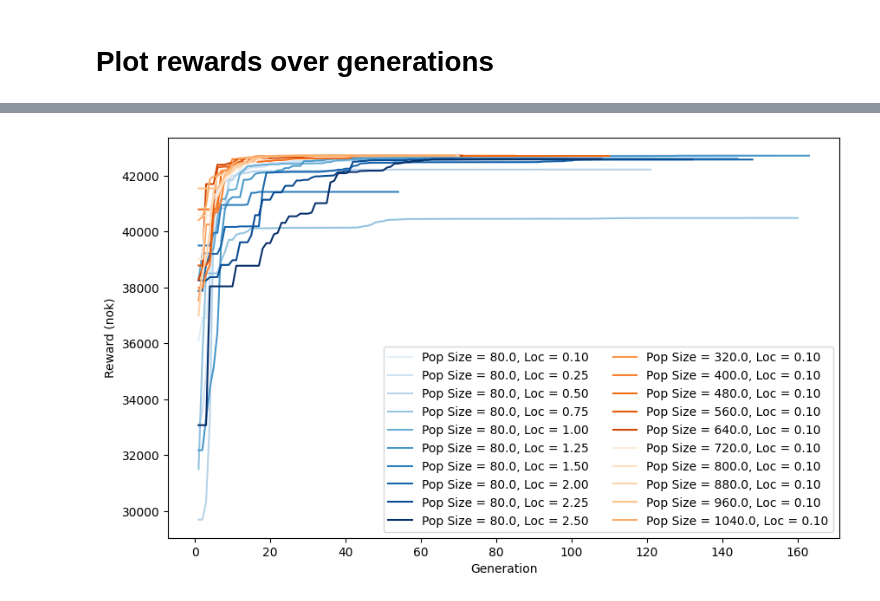
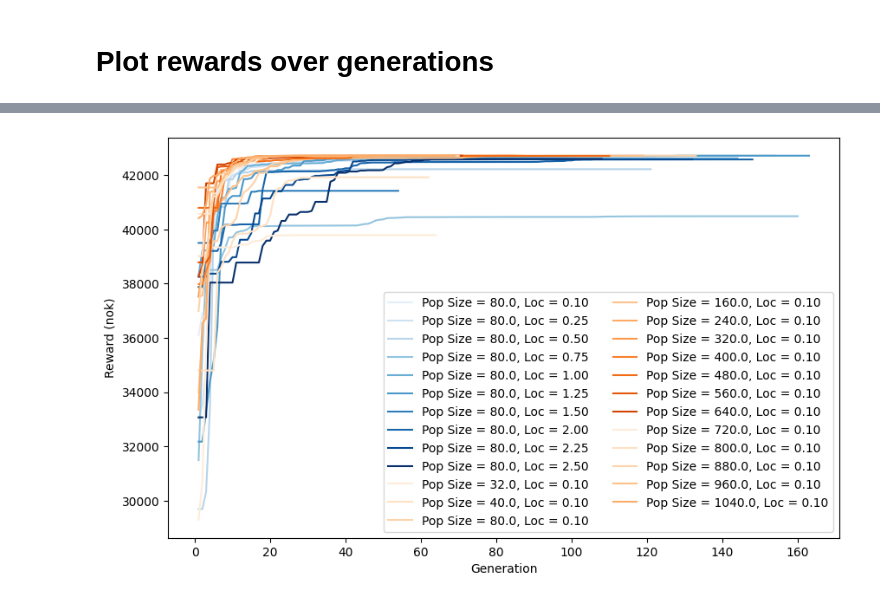
Before and after one commit to mintyougurt/OM-of-offshore-wind-turbine, a Jupyter notebook: OM_based_on_DE_algorithm.ipynb, the cells around one changed output, grey strips where cells are left out. Drawn from its saved outputs; the diff is of its cells as text; code cells hidden in the pictures.

```diff
--- a/OM_based_on_DE_algorithm.ipynb
+++ b/OM_based_on_DE_algorithm.ipynb
@@ -1974,27 +1974,27 @@ experiment
 # %%
 #plot of sensitivity towards different parameter combination
 expr1=experiment
 plt.figure(figsize=(10, 6))
 
 cmap_blue = plt.cm.Blues
 for i, row in expr1.head(10).iterrows():
     gen_length = list(range(1, len(row['Reward_List']) + 1))
     color = cmap_blue((i + 1) / 10)
     label_text = f'Pop Size = {row["Pop_Size"]}, Loc = {row["Std_Dev"]:.2f}'
     plt.plot(gen_length, list(row['Reward_List']), label=label_text, color=color)
 
 
 cmap_green = plt.cm.Oranges
-for i, row in expr1.tail(10).iterrows():
+for i, row in expr1.tail(15).iterrows():
     gen_length = list(range(1, len(row['Reward_List']) + 1))
     color = cmap_green((i + 1) / 13)
     label_text = f'Pop Size = {row["Pop_Size"]}, Loc = {row["Std_Dev"]:.2f}'
     plt.plot(gen_length, list(row['Reward_List']), label=label_text, color=color)
 plt.xlabel('Generation')
 plt.ylabel('Reward (nok)')
 
 plt.legend(loc='lower right',  ncol=2)
 plt.savefig('roge2.pdf',bbox_inches='tight')
 plt.show()
 # %% [output]
-[figure, old version]
+[figure, new version]
```
